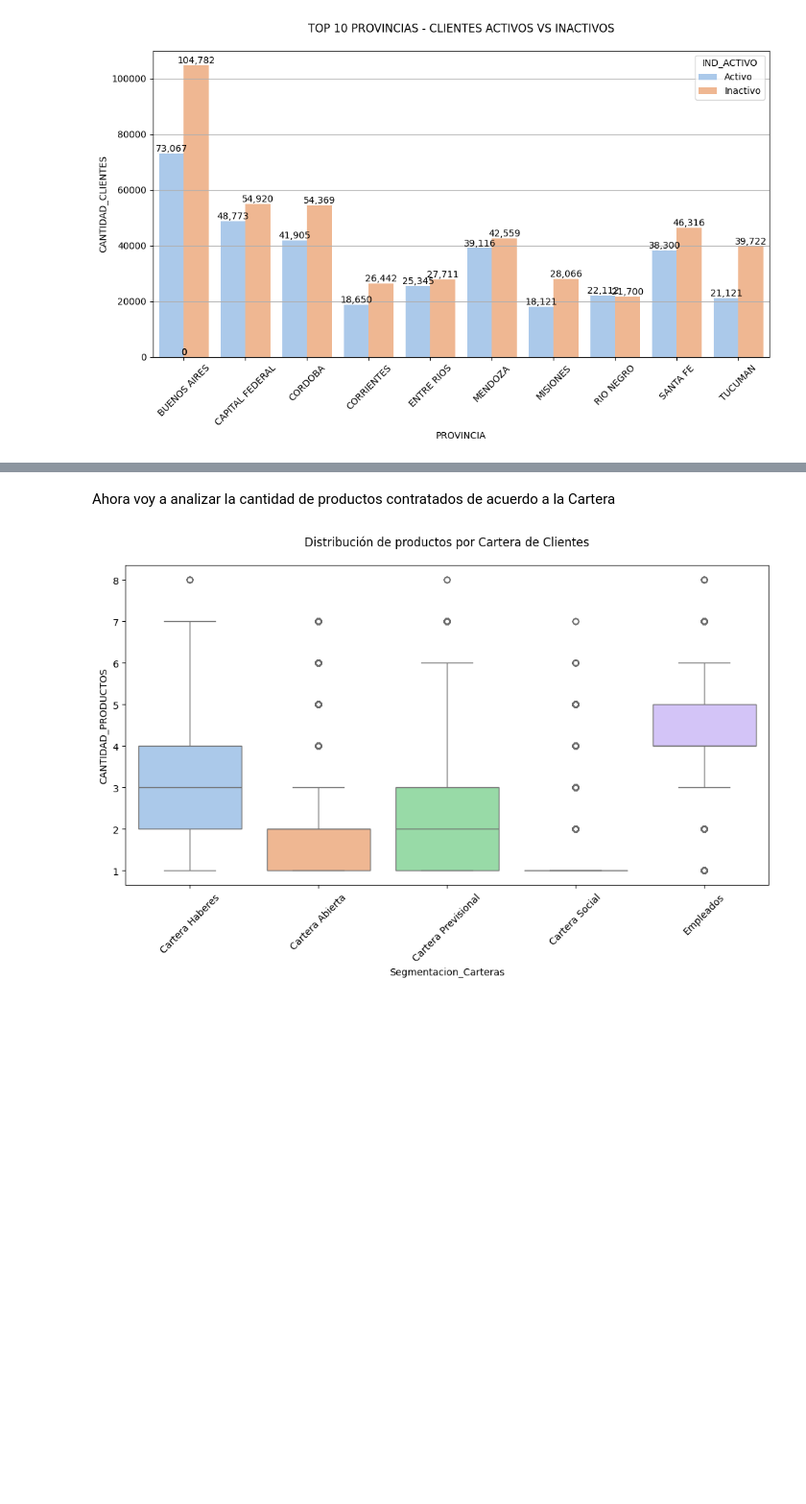
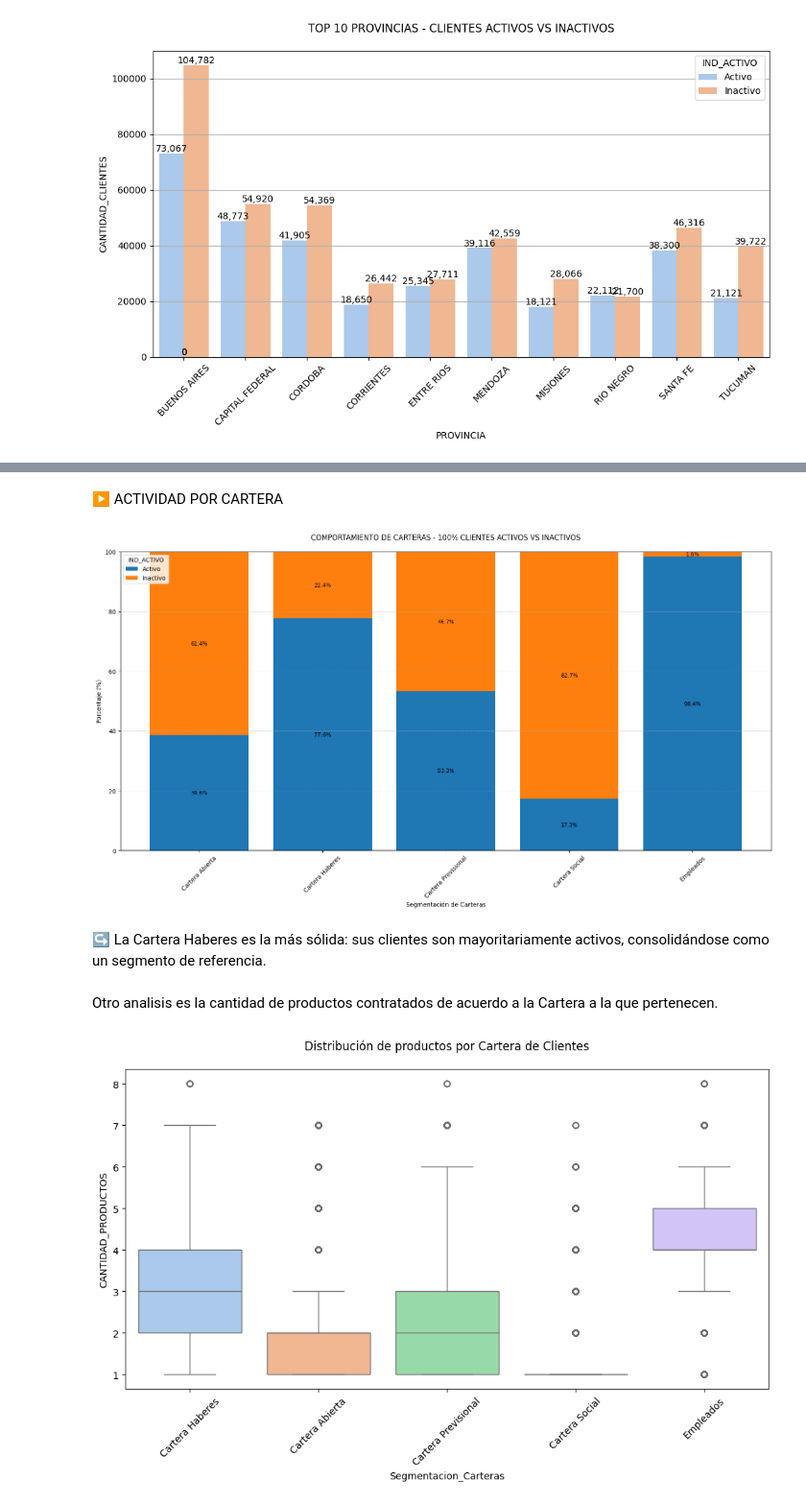
Before and after one commit to chiaravanin/CursoCoder, a Jupyter notebook: ProyectoDS_PArteIVANIN.ipynb, the cells around one changed output, grey strips where cells are left out. Shown at 96% size. Cells and saved outputs as stored; diff of their text form; code cells hidden in the pictures; blank space fills up the shorter version.

```diff
--- a/ProyectoDS_PArteIVANIN.ipynb
+++ b/ProyectoDS_PArteIVANIN.ipynb
@@ -246,5 +283,73 @@ Este top 10 nos muestra las provincias con los stock de clientes mayores, pero c
+# %% [markdown]
+▶ ACTIVIDAD POR CARTERA
+# %%
+import pandas as pd
+import matplotlib.pyplot as plt
+
+# 1. Agrupo por cartera y convierto en porcentajes
+carteras_actividad = (
+    df.groupby(['Segmentacion_Carteras', 'IND_ACTIVO'])
+      .size()
+      .reset_index(name='CANTIDAD_CLIENTES')
+)
+
+carteras_actividad['PORCENTAJE'] = (
+    carteras_actividad.groupby('Segmentacion_Carteras')['CANTIDAD_CLIENTES']
+    .transform(lambda x: x / x.sum() * 100)
+)
+
+# Incluyo el indicador de actividad
+pivot_df = carteras_actividad.pivot(index='Segmentacion_Carteras',
+                                    columns='IND_ACTIVO',
+                                    values='PORCENTAJE').fillna(0)
+
+# Grafico de barras apiladas al 100%
+plt.figure(figsize=(16,9))
+
+bottom = None
+for col in pivot_df.columns:
+    plt.bar(
+        pivot_df.index,
+        pivot_df[col],
+        bottom=bottom,
+        label=str(col)
+    )
+    # Actualizar bottom para apilar la siguiente serie
+    bottom = pivot_df[col] if bottom is None else bottom + pivot_df[col]
+
+plt.title('COMPORTAMIENTO DE CARTERAS - 100% CLIENTES ACTIVOS VS INACTIVOS', pad=20)
+plt.ylabel('Porcentaje (%)')
+plt.xlabel('Segmentación de Carteras')
+plt.xticks(rotation=45)
+plt.legend(title='IND_ACTIVO')
+plt.grid(axis='y', linestyle='--', alpha=0.5)
+plt.ylim(0, 100)
+
+# Etiquetas de datos
+for idx, row in pivot_df.iterrows():
+    cumulative = 0
+    for col in pivot_df.columns:
+        height = row[col]
+        if height > 0:  # solo mostrar si hay datos
+            plt.text(
+                x=idx,
+                y=cumulative + height / 2,
+                s=f"{height:.1f}%",
+                ha='center',
+                va='center',
+                fontsize=9,
+                color='black'
+            )
+        cumulative += height
+
+plt.tight_layout()
+plt.show()
+# %% [output]
+[figure, added]
+# %% [markdown]
+↪ La Cartera Haberes es la más sólida: sus clientes son mayoritariamente activos, consolidándose como un segmento de referencia.
 # %% [markdown]
-Ahora voy a analizar la cantidad de productos contratados de acuerdo a la Cartera
+Otro analisis es la cantidad de productos contratados de acuerdo a la Cartera a la que pertenecen.
 # %%
 plt.figure(figsize=(12,6))
 sns.boxplot(x='Segmentacion_Carteras', y='CANTIDAD_PRODUCTOS' , hue='Segmentacion_Carteras', data=df, palette='pastel')
```
Also changed, not shown: parts of 15 cells of this notebook.
